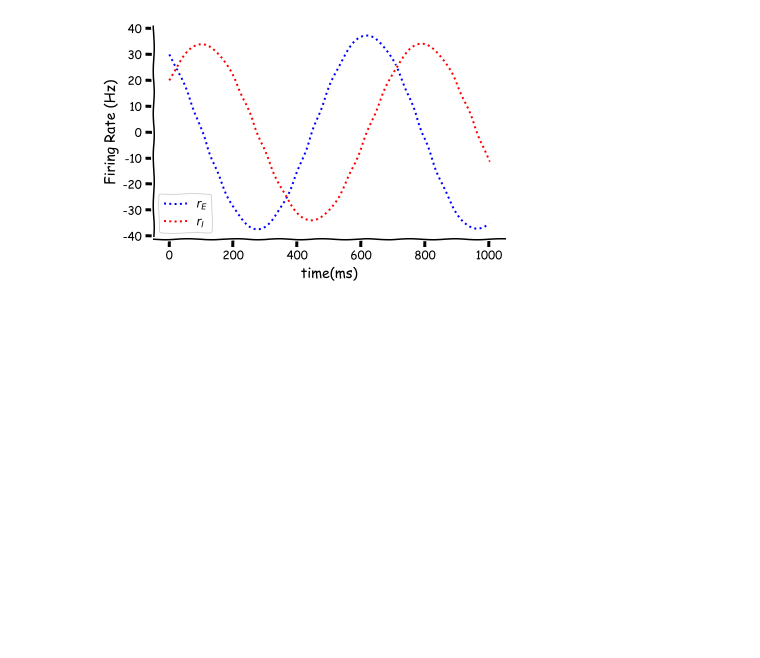
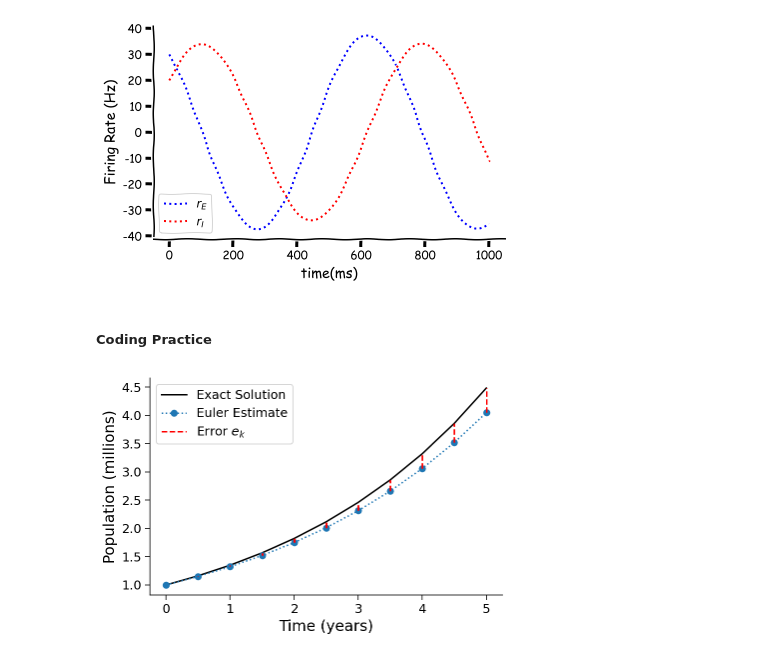
Before and after one commit to ivonnerubio/Neuromatch-Academy-Computational-Neuroscience, a Jupyter notebook: Calculus/Numerical Equations.ipynb, the cells around one changed output. Saved outputs shown, nothing was run; the diff lists cells and outputs as text; code cells hidden in the pictures; blank space fills up the shorter version.

Commit message:
adding practice

```diff
--- a/Calculus/Numerical Equations.ipynb
+++ b/Calculus/Numerical Equations.ipynb
@@ -345,3 +345,22 @@ r_E, r_I = Euler_Simple_Linear_System(t, dt)
 plot_rErI(t, r_E, r_I)
 # %% [output]
 [figure]
+# %% [markdown]
+##### Coding Practice
+# %%
+# Population Differenttion Equation
+dt = .5
+
+t = np.arange(0,5 + dt/2, dt)
+
+n = len(t)
+
+p = np.zeros(n)
+p[0] = np.exp(0.3*t[0])
+
+for k in range(n-1):
+    p[k+1] = p[k] + dt *(0.3 * p[k])
+
+visualize_population_approx(t,p)
+# %% [output]
+[figure, added]
```
Also changed, not shown: parts of 2 cells of this notebook.
